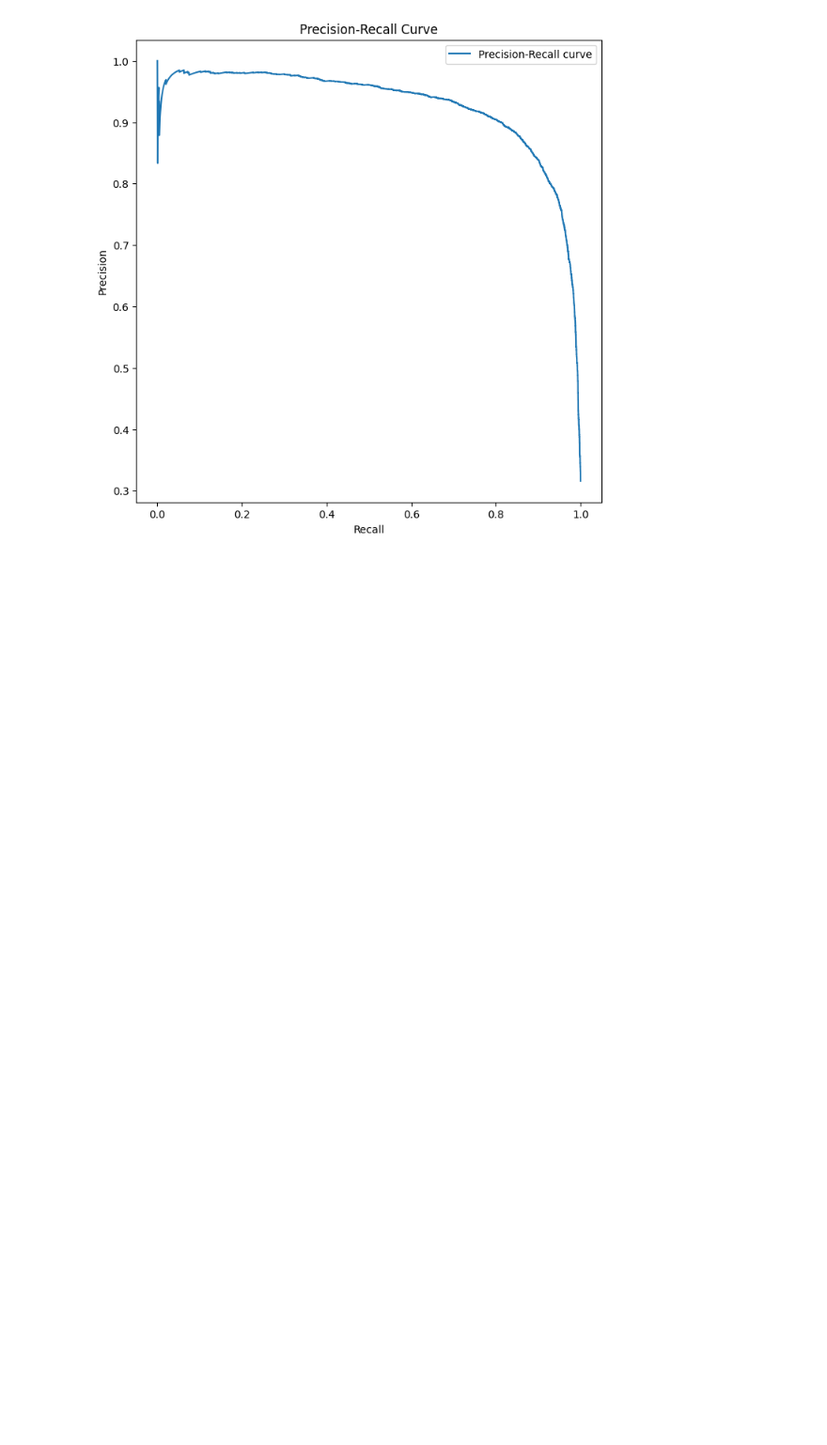
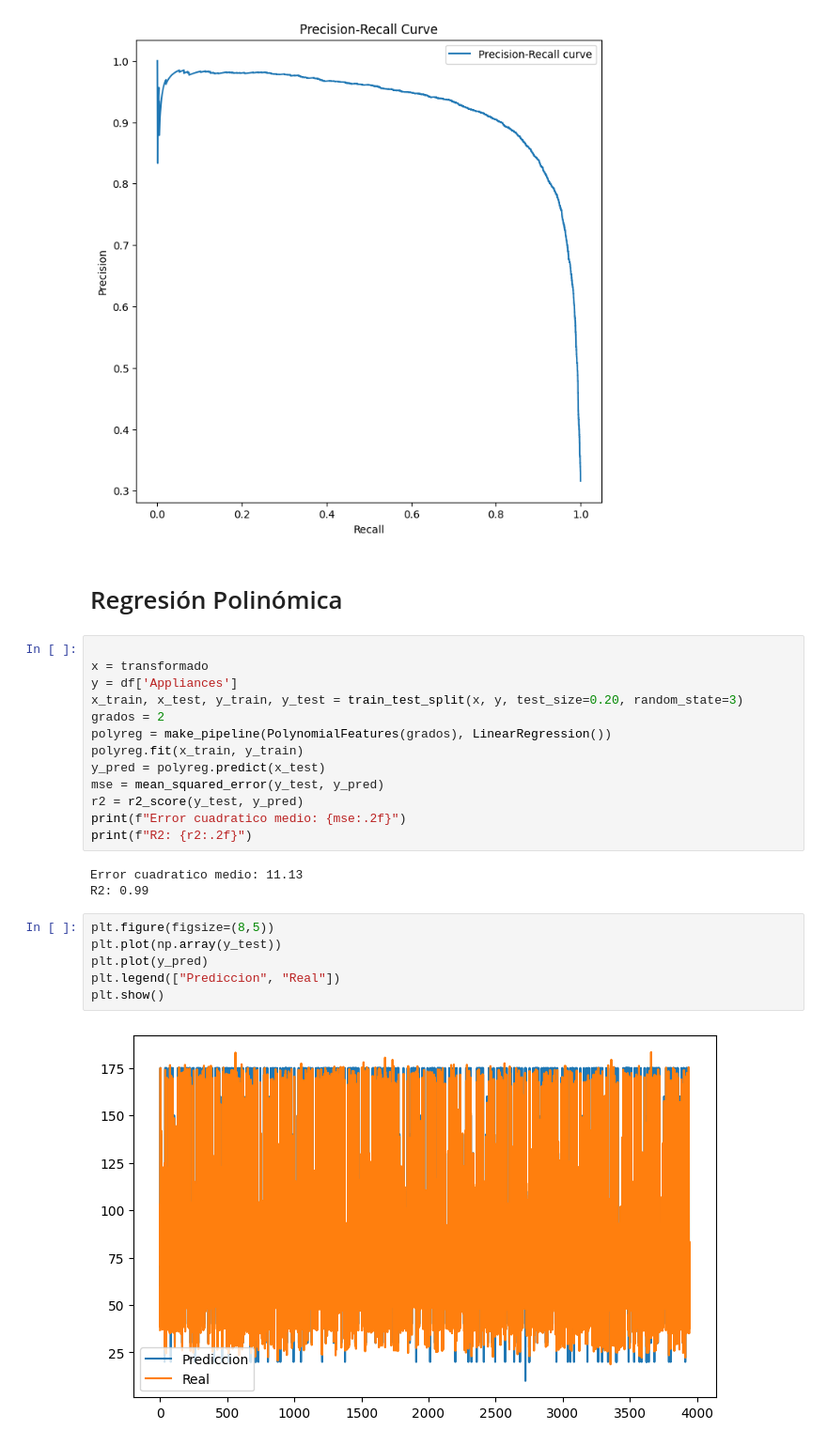
Before and after one commit to Dern965/ProyectoDaad, a Jupyter notebook: Proyecto.ipynb, the cells around one changed output. Shown at 94% size. Drawn from its saved outputs; the diff is of its cells as text; blank space fills up the shorter version.

```diff
--- a/Proyecto.ipynb
+++ b/Proyecto.ipynb
@@ -564,3 +563,29 @@ plt.legend()
 plt.show()
 # %% [output]
 [figure]
+# %% [markdown]
+# Regresión Polinómica
+# %%
+
+x = transformado
+y = df['Appliances']
+x_train, x_test, y_train, y_test = train_test_split(x, y, test_size=0.20, random_state=3)
+grados = 2
+polyreg = make_pipeline(PolynomialFeatures(grados), LinearRegression())
+polyreg.fit(x_train, y_train)
+y_pred = polyreg.predict(x_test)
+mse = mean_squared_error(y_test, y_pred)
+r2 = r2_score(y_test, y_pred)
+print(f"Error cuadratico medio: {mse:.2f}")
+print(f"R2: {r2:.2f}")
+# %% [output]
+Error cuadratico medio: 11.13
+R2: 0.99
+# %%
+plt.figure(figsize=(8,5))
+plt.plot(np.array(y_test))
+plt.plot(y_pred)
+plt.legend(["Prediccion", "Real"])
+plt.show()
+# %% [output]
+[figure, added]
```
Also changed, not shown: parts of 9 cells of this notebook.
